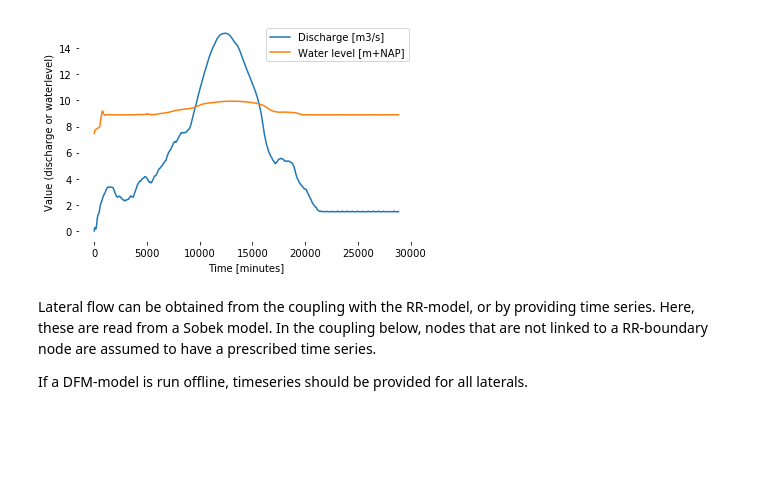
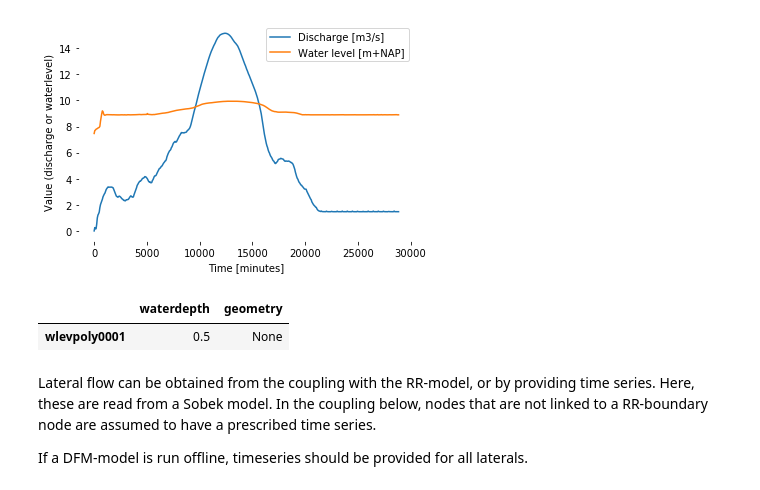
Before and after one commit to openearth/delft3dfmpy, a Jupyter notebook: notebooks/Usage_introduction_FM_only.ipynb, the cells around one changed output. Saved outputs shown, nothing was run; the diff lists cells and outputs as text; code cells hidden in the pictures; blank space fills up the shorter version.

```diff
--- a/notebooks/Usage_introduction_FM_only.ipynb
+++ b/notebooks/Usage_introduction_FM_only.ipynb
@@ -383,6 +383,11 @@ ax.legend();
 # %%
 # Initial water depth is set to 0.5 m
 dfmmodel.external_forcings.set_initial_waterdepth(0.5)
+# %%
+dfmmodel.external_forcings.initial_waterdepth_polygons
+# %% [output]
+|  | waterdepth | geometry |
+| wlevpoly0001 | 0.5 | None |
 # %% [markdown]
 Lateral flow can be obtained from the coupling with the RR-model, or by providing time series. Here, these are read from a Sobek model. In the coupling below, nodes that are not linked to a RR-boundary node are assumed to have a prescribed time series.
 
```
Also changed, not shown: parts of 2 cells of this notebook, 2 other files.
